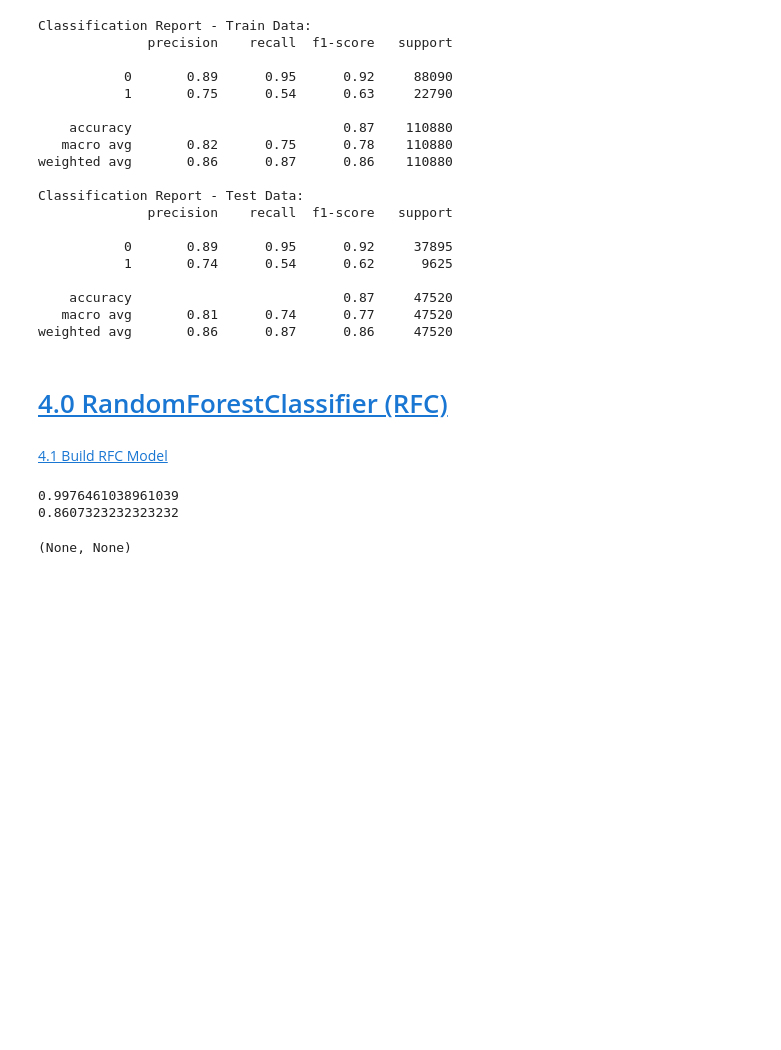
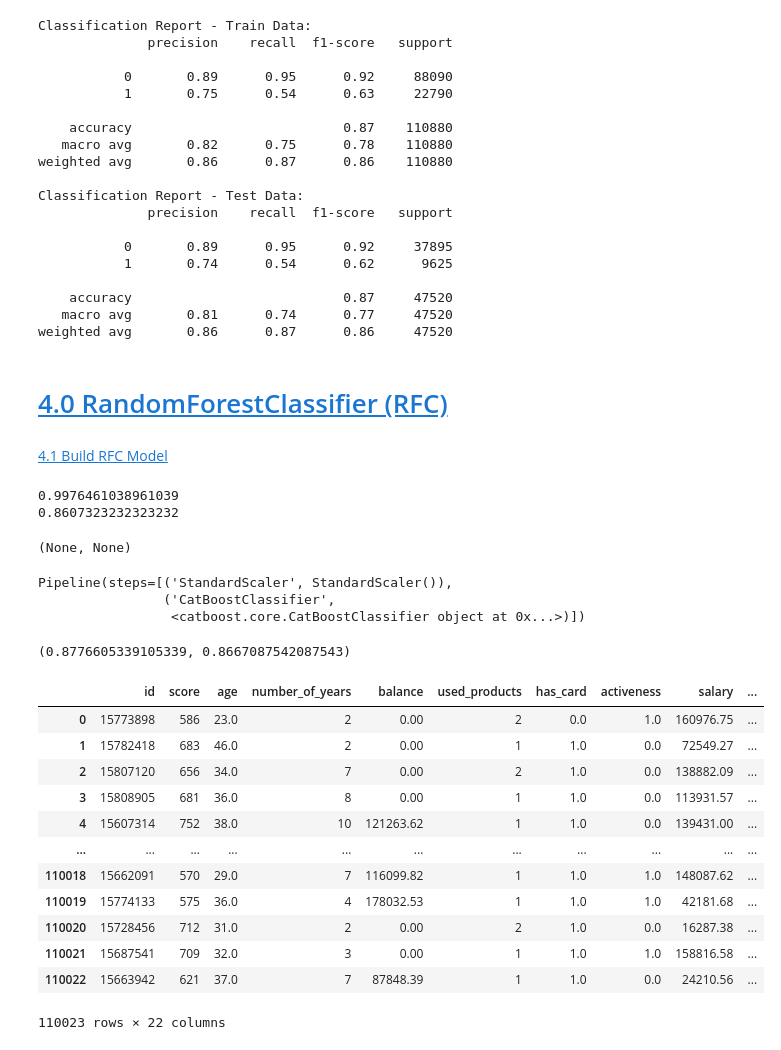
Before and after one commit to ahmedhany14/Kaggle-Competitions-Notebooks, a Jupyter notebook: Binary Classification with a Bank Churn Dataset/Note bookls/Piplines/ML.ipynb, the cells around one changed output. Saved outputs shown, nothing was run; the diff lists cells and outputs as text; code cells hidden in the pictures; blank space fills up the shorter version.

```diff
--- a/Binary Classification with a Bank Churn Dataset/Note bookls/Piplines/ML.ipynb
+++ b/Binary Classification with a Bank Churn Dataset/Note bookls/Piplines/ML.ipynb
@@ -353,3 +340,18 @@ print(RF.score(x_train, y_train)), print(RF.score(x_test, y_test))
 0.9976461038961039
 0.8607323232323232
 (None, None)
+# %%
+scaler = StandardScaler()
+cat_boost = CatBoostClassifier(iterations=100, random_state=42, verbose=0)
+
+pip = Pipeline(steps=[("StandardScaler", scaler), ("CatBoostClassifier", cat_boost)])
+
+pip.fit(x_train, y_train)
+# %% [output]
+Pipeline(steps=[('StandardScaler', StandardScaler()),
+                ('CatBoostClassifier',
+                 <catboost.core.CatBoostClassifier object at 0x...>)])
+# %%
+pip.score(x_train, y_train), pip.score(x_test, y_test)
+# %% [output]
+(0.8776605339105339, 0.8667087542087543)
@@ -363,2 +370,18 @@ submmition.to_csv(
     index=False,
 )
+# %%
+bank_df_test
+# %% [output]
+|  | id | score | age | number_of_years | balance | used_products | has_card | activeness | salary | ... |
+| 0 | 15773898 | 586 | 23.0 | 2 | 0.00 | 2 | 0.0 | 1.0 | 160976.75 | ... |
+| 1 | 15782418 | 683 | 46.0 | 2 | 0.00 | 1 | 1.0 | 0.0 | 72549.27 | ... |
+| 2 | 15807120 | 656 | 34.0 | 7 | 0.00 | 2 | 1.0 | 0.0 | 138882.09 | ... |
+| 3 | 15808905 | 681 | 36.0 | 8 | 0.00 | 1 | 1.0 | 0.0 | 113931.57 | ... |
+| 4 | 15607314 | 752 | 38.0 | 10 | 121263.62 | 1 | 1.0 | 0.0 | 139431.00 | ... |
+| ... | ... | ... | ... | ... | ... | ... | ... | ... | ... | ... |
+| 110018 | 15662091 | 570 | 29.0 | 7 | 116099.82 | 1 | 1.0 | 1.0 | 148087.62 | ... |
+| 110019 | 15774133 | 575 | 36.0 | 4 | 178032.53 | 1 | 1.0 | 1.0 | 42181.68 | ... |
+| 110020 | 15728456 | 712 | 31.0 | 2 | 0.00 | 2 | 1.0 | 0.0 | 16287.38 | ... |
+| 110021 | 15687541 | 709 | 32.0 | 3 | 0.00 | 1 | 1.0 | 1.0 | 158816.58 | ... |
+| 110022 | 15663942 | 621 | 37.0 | 7 | 87848.39 | 1 | 1.0 | 0.0 | 24210.56 | ... |
+110023 rows × 22 columns
```
Also changed, not shown: parts of 5 cells of this notebook, 7 other files.
